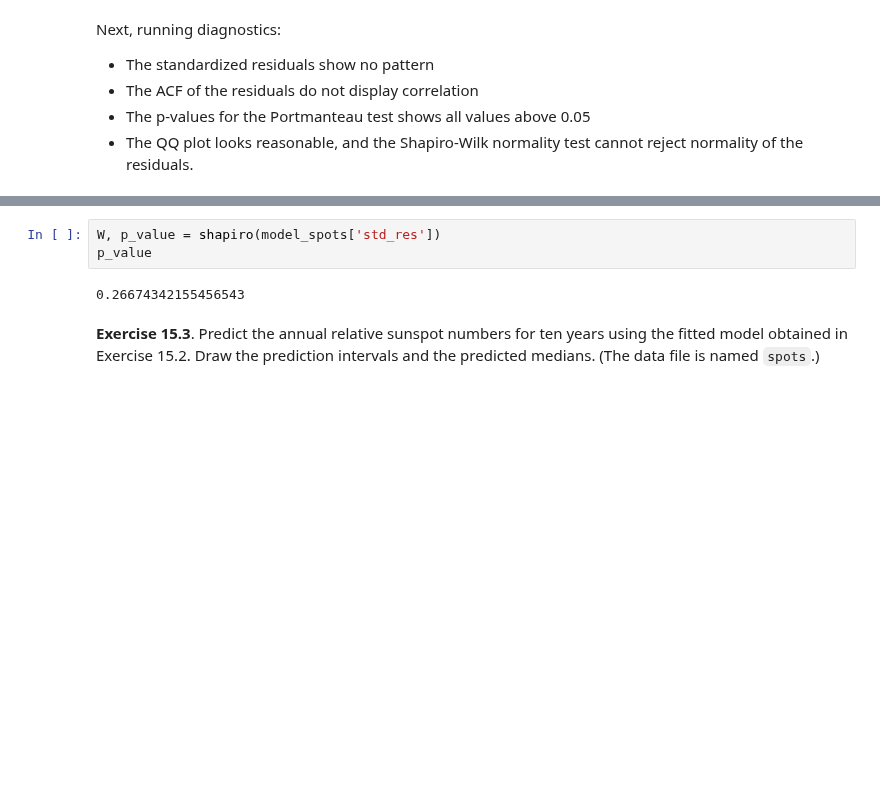
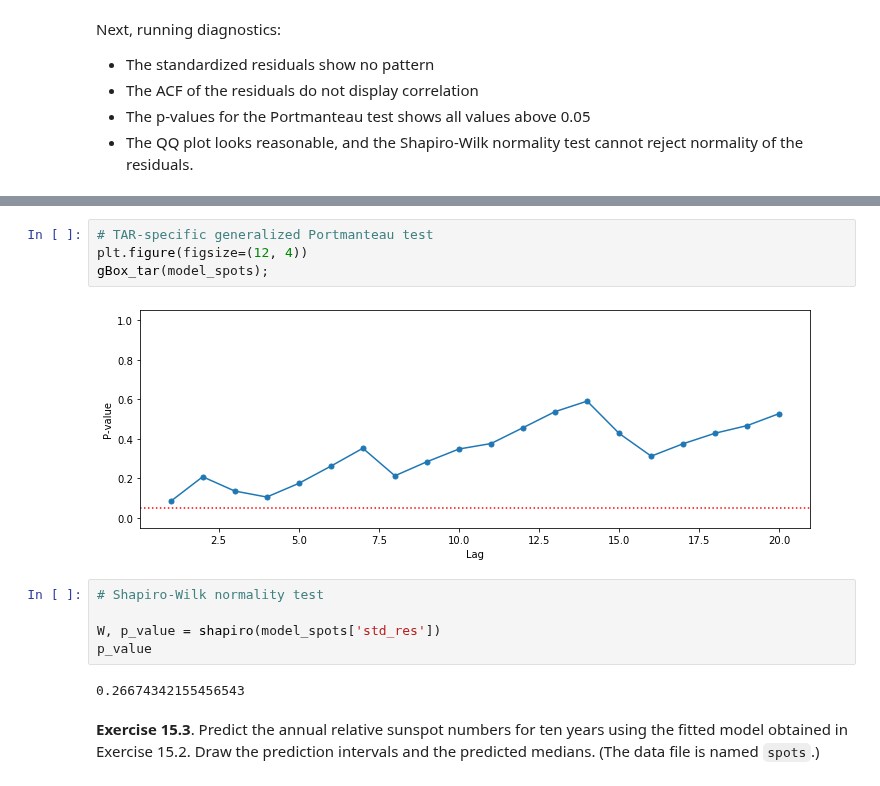
Before and after one commit to telmo-correa/time-series-analysis, a Jupyter notebook: Python/Chapter 15 (Ex 01 - 09) - Threshold Models.ipynb, the cells around one changed output, grey strips where cells are left out. Saved outputs shown, nothing was run; the diff lists cells and outputs as text; blank space fills up the shorter version.

```diff
--- a/Python/Chapter 15 (Ex 01 - 09) - Threshold Models.ipynb
+++ b/Python/Chapter 15 (Ex 01 - 09) - Threshold Models.ipynb
@@ -181,4 +193,12 @@ from scipy.stats import shapiro
+# %%
+# TAR-specific generalized Portmanteau test
+plt.figure(figsize=(12, 4))
+gBox_tar(model_spots);
+# %% [output]
+[figure, added]
 # %%
+# Shapiro-Wilk normality test
+
 W, p_value = shapiro(model_spots['std_res'])
 p_value
 # %% [output]
```
Also changed, not shown: parts of 4 cells of this notebook.
